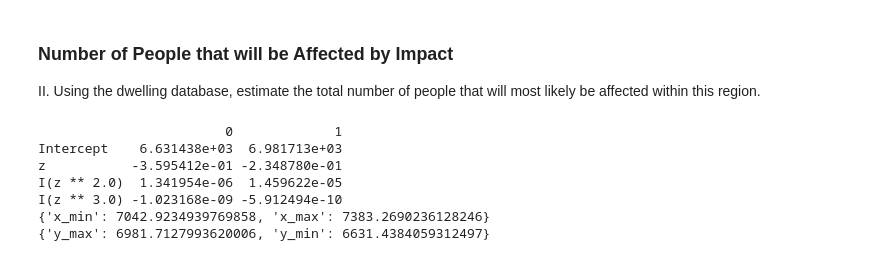
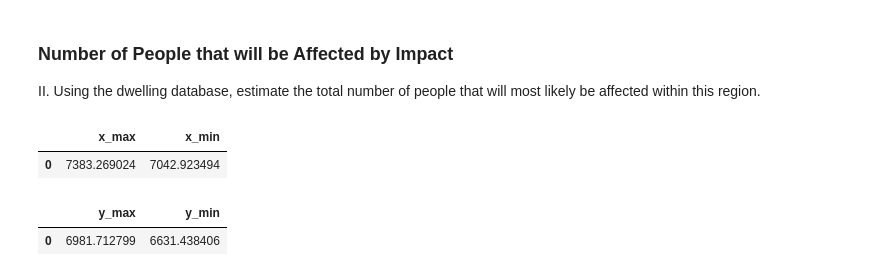
Before and after one commit to rickfarmer/harvard-cs-109a-data-science, a Jupyter notebook: Farmer_Rick_CS109A_Midterm.ipynb, the cells around one changed output. Drawn from its saved outputs; the diff is of its cells as text; code cells hidden in the pictures.

```diff
--- a/Farmer_Rick_CS109A_Midterm.ipynb
+++ b/Farmer_Rick_CS109A_Midterm.ipynb
@@ -534,29 +534,41 @@ II. Using the dwelling database, estimate the total number of people that will m
 # %%
 # 95% Confidence interval from OLS summary
 # impact_x_confidence_int = [7009.862, 7416.331]
 # impact_y_confidence_int = [6597.412, 7015.739]
 
 # Calculate the confidence interval for OLS Poly, using alpha .10 which = 90%
 impact_x_confidence_int = poly_x.conf_int(alpha=0.10)
 impact_y_confidence_int = poly_y.conf_int(alpha=0.10)
 
 #print impact_x_confidence_int
-#print impact_y_confidence_int
 
 # Extract the confidence interval min and max values...
 
 # ...For X
-impact_x_conint = {'x_min': impact_x_confidence_int[0][0], 'x_max': impact_x_confidence_int[1][0]}
-print impact_x_conint
-
-# ...For Y
-impact_y_conint = {'y_min': impact_y_confidence_int[0][0], 'y_max': impact_y_confidence_int[1][0]}
-print impact_y_conint
+impact_x_conint_df = pd.DataFrame(
+    data={'x_min': impact_x_confidence_int[0][0], 'x_max': impact_x_confidence_int[1][0]},
+    index=[0])
+impact_x_conint_df
 # %% [output]
-                        0             1
-Intercept    6.631438e+03  6.981713e+03
-z           -3.595412e-01 -2.348780e-01
-I(z ** 2.0)  1.341954e-06  1.459622e-05
-I(z ** 3.0) -1.023168e-09 -5.912494e-10
-{'x_min': 7042.9234939769858, 'x_max': 7383.2690236128246}
-{'y_max': 6981.7127993620006, 'y_min': 6631.4384059312497}
+|  | x_max | x_min |
+| 0 | 7383.269024 | 7042.923494 |
+# %%
+# 95% Confidence interval from OLS summary
+# impact_x_confidence_int = [7009.862, 7416.331]
+# impact_y_confidence_int = [6597.412, 7015.739]
+
+# Calculate the confidence interval for OLS Poly, using alpha .10 which = 90%
+impact_y_confidence_int = poly_y.conf_int(alpha=0.10)
+
+#print impact_y_confidence_int
+
+# Extract the confidence interval min and max values...
+
+# ...For Y
+impact_y_conint_df = pd.DataFrame(
+    data={'y_min': impact_y_confidence_int[0][0], 'y_max': impact_y_confidence_int[1][0]},
+    index=[0])
+impact_y_conint_df
+# %% [output]
+|  | y_max | y_min |
+| 0 | 6981.712799 | 6631.438406 |
```
